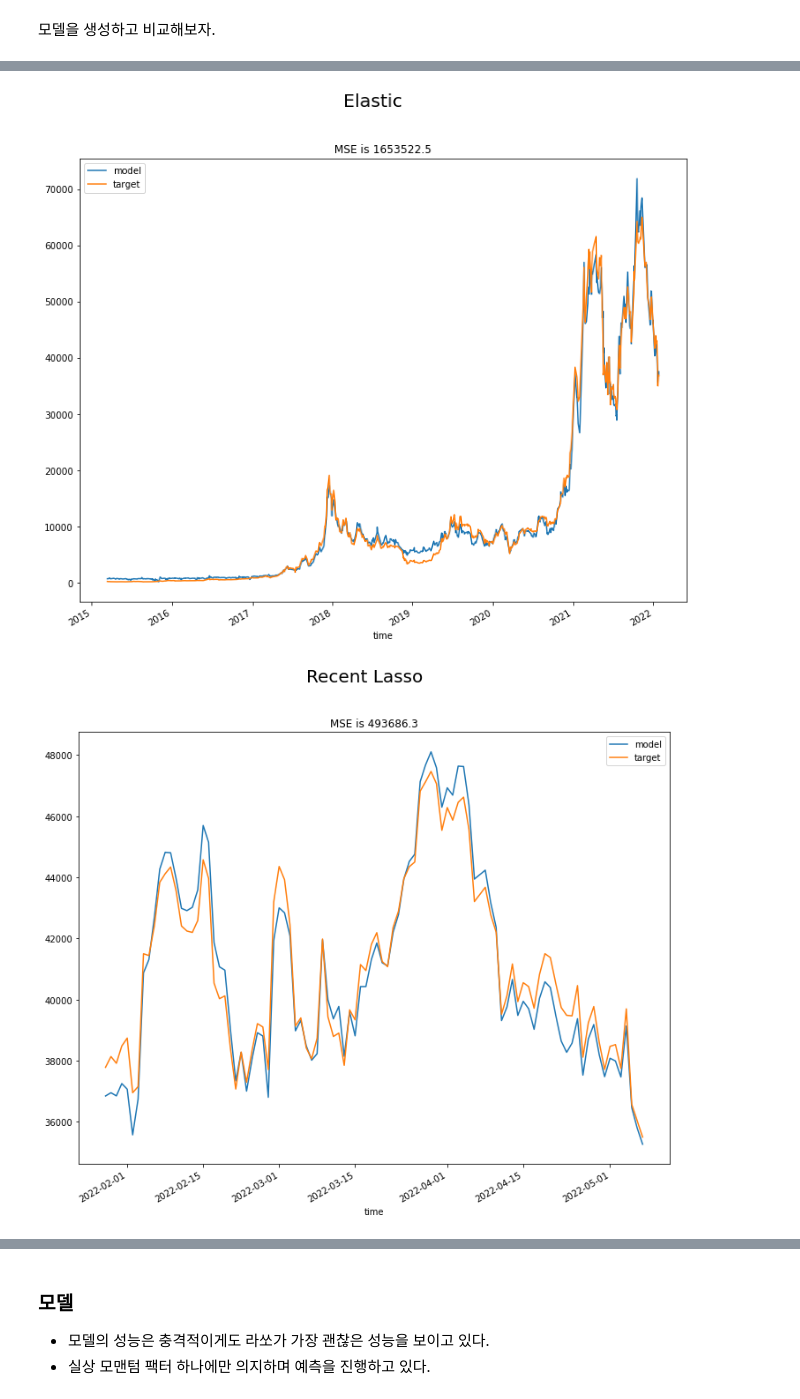
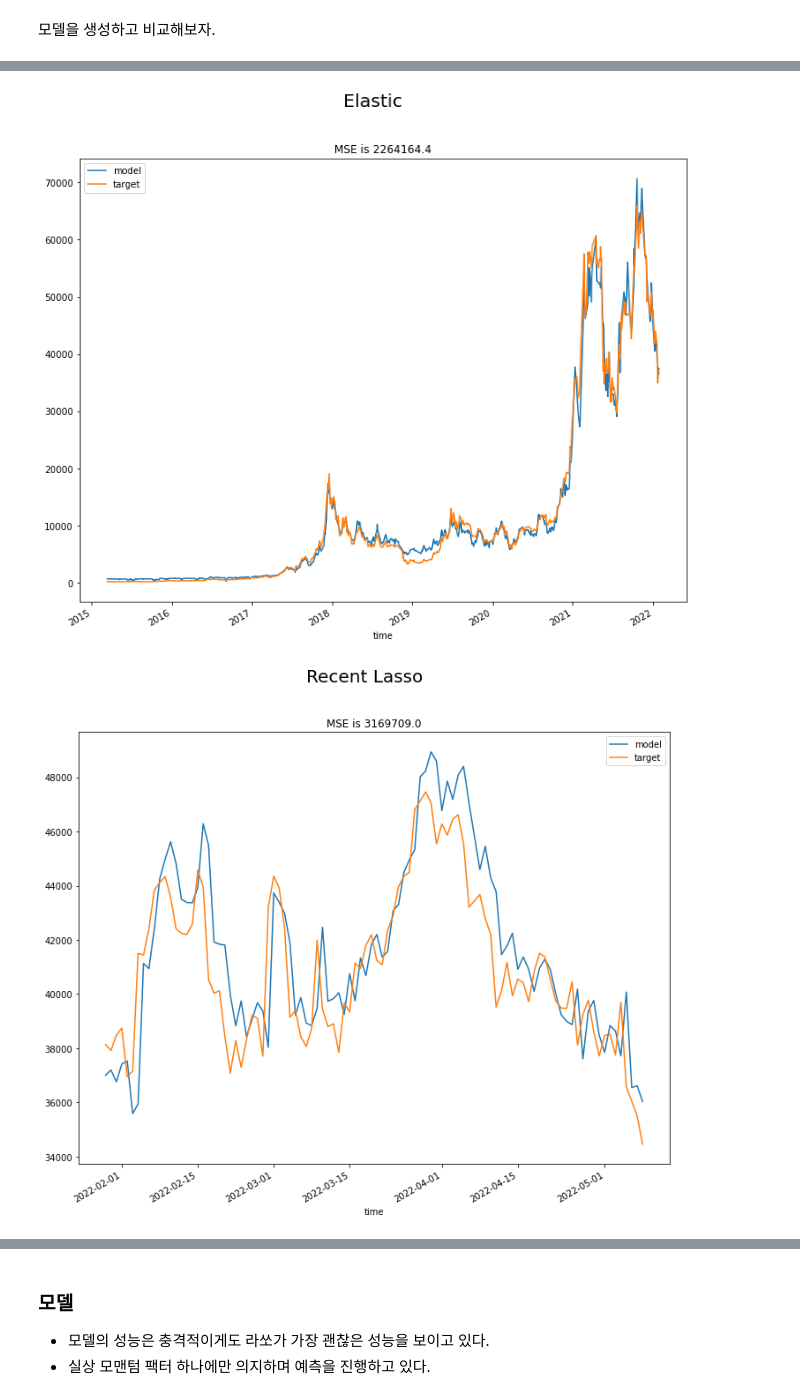
Before and after one commit to Think-JIn99/All-about-Market, a Jupyter notebook: trading/Jeong/machine_trade/EDA/btc/eda_btc_1d.ipynb, the cells around one changed output, grey strips where cells are left out. Drawn from its saved outputs; the diff is of its cells as text; code cells hidden in the pictures.

```diff
--- a/trading/Jeong/machine_trade/EDA/btc/eda_btc_1d.ipynb
+++ b/trading/Jeong/machine_trade/EDA/btc/eda_btc_1d.ipynb
@@ -350,8 +335,8 @@ def create_train_data(df):
     """ 트레이닝 데이터를 생성한다.
         다음날 데이터를 예측 해야 하므로 한 칸씩 미뤄주고 댕겨준다.
     """
-    X = df.drop(['Price'], axis=1).iloc[1:]
-    y = df['Price'].iloc[:-1]
+    X = df.drop(['Price'], axis=1).iloc[:-1]
+    y = df['Price'].iloc[1:]
     train_X, test_X, train_y, test_y = train_test_split(X, y, test_size=0.3, random_state=42)
     return train_X, test_X, train_y, test_y
 # %%
@@ -484,12 +469,12 @@ eval_model.visualize_plot(l_pred, test_y, "Lasso")
 # %%
 eval_model.visualize_plot(e_pred, test_y, "Elastic")
 # %% [output]
-[figure, old version]
+[figure, new version]
 # %%
-test_x = test_df.drop('Price',axis=1).iloc[1:]
-test_y = test_df['Price'].iloc[:-1]
-l_test_pred = lasso_model.predict(test_x)
-eval_model.visualize_plot(l_test_pred, test_y, name="Recent Lasso")
+recent_X = test_df.drop('Price',axis=1).iloc[:-1]
+recent_y = test_df['Price'].iloc[1:]
+l_test_pred = lasso_model.predict(recent_X)
+eval_model.visualize_plot(l_test_pred, recent_y, name="Recent Lasso")
 # %% [output]
-[figure, old version]
+[figure, new version]
 # %%
```
Also changed, not shown: parts of 26 cells of this notebook.
